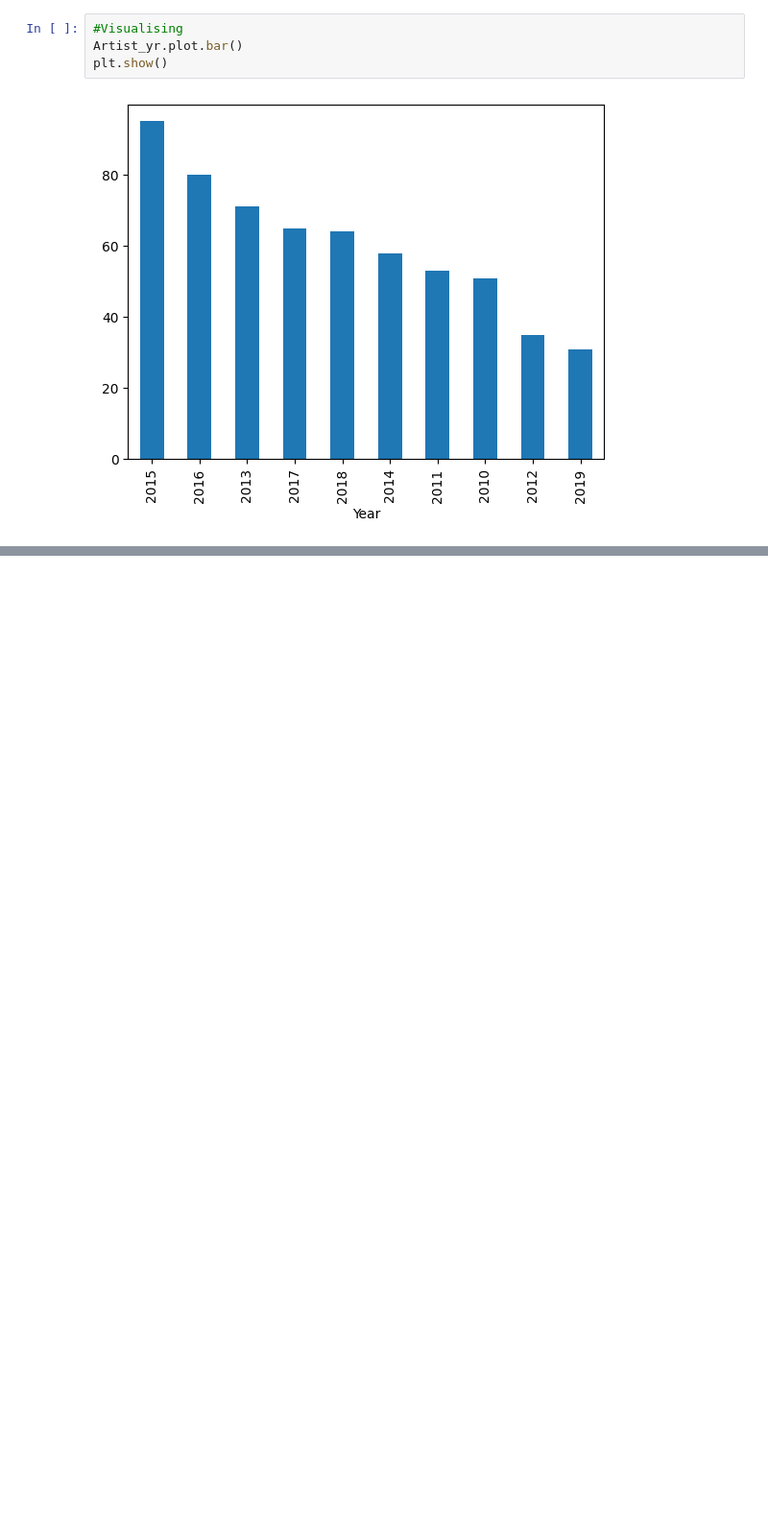
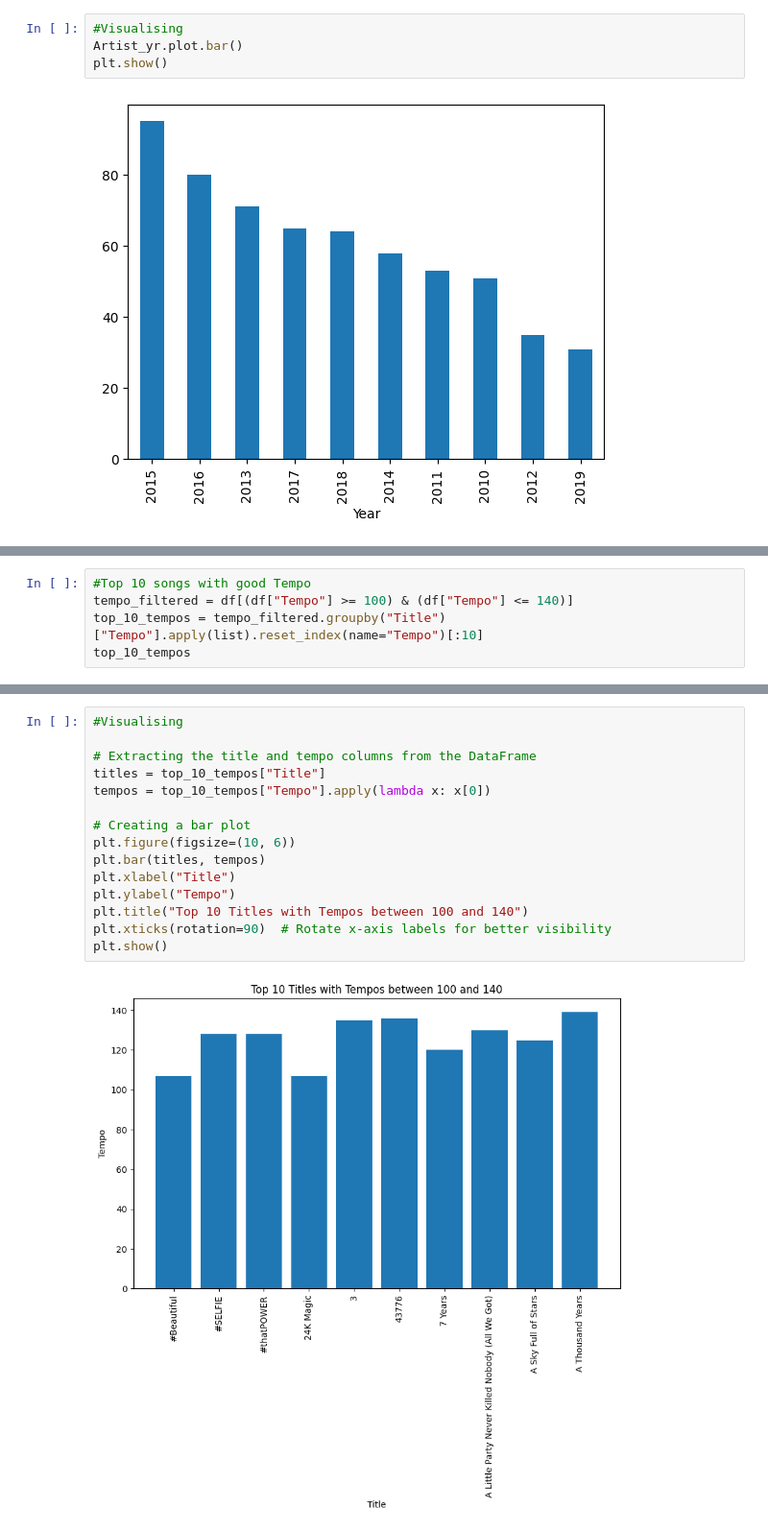
Before and after one commit to Shubhangini19/spotifyDataAnalysis, a Jupyter notebook: SpotifyDataAnalysis7.ipynb, the cells around one changed output, grey strips where cells are left out. Shown at 96% size. Saved outputs shown, nothing was run; the diff lists cells and outputs as text; blank space fills up the shorter version.

```diff
--- a/SpotifyDataAnalysis7.ipynb
+++ b/SpotifyDataAnalysis7.ipynb
@@ -381,0 +373,5 @@ plt.show()
+# %%
+#Top 10 songs with good Tempo
+tempo_filtered = df[(df["Tempo"] >= 100) & (df["Tempo"] <= 140)]
+top_10_tempos = tempo_filtered.groupby("Title")["Tempo"].apply(list).reset_index(name="Tempo")[:10]
+top_10_tempos
@@ -381,0 +390,17 @@ plt.show()
+# %%
+#Visualising
+
+# Extracting the title and tempo columns from the DataFrame
+titles = top_10_tempos["Title"]
+tempos = top_10_tempos["Tempo"].apply(lambda x: x[0])
+
+# Creating a bar plot
+plt.figure(figsize=(10, 6))
+plt.bar(titles, tempos)
+plt.xlabel("Title")
+plt.ylabel("Tempo")
+plt.title("Top 10 Titles with Tempos between 100 and 140")
+plt.xticks(rotation=90)  # Rotate x-axis labels for better visibility
+plt.show()
+# %% [output]
+[figure, added]
```
Also changed, not shown: parts of 11 cells of this notebook.
